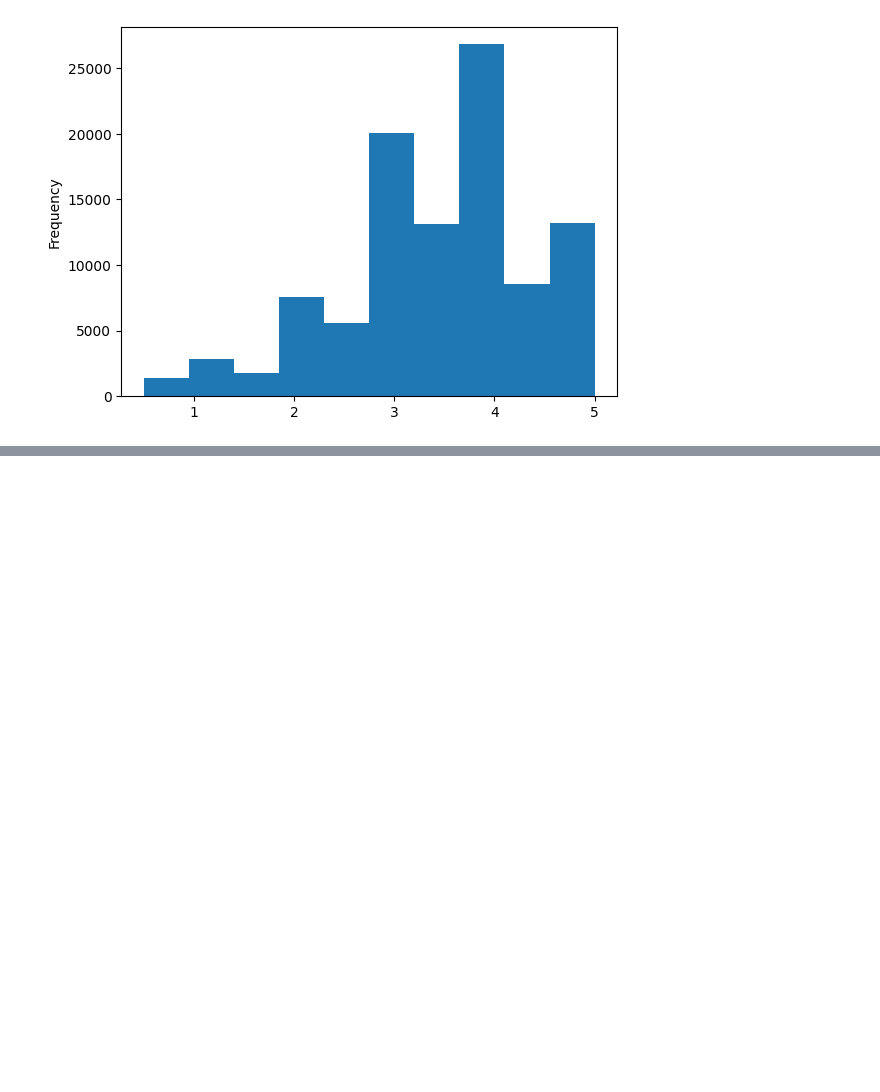
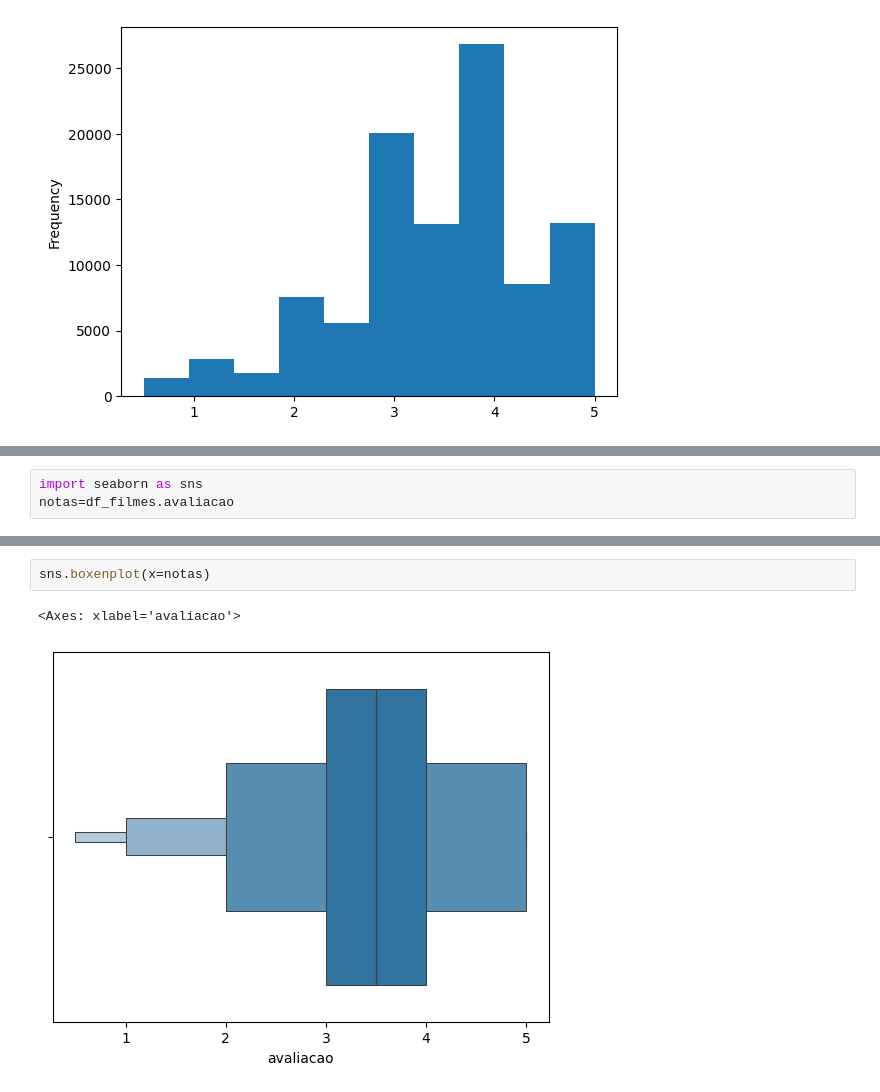
Before and after one commit to henriqueserafin/Senai-DF-Inovatech, a Jupyter notebook: semanaedatarde/dia1.ipynb, the cells around one changed output, grey strips where cells are left out. Cells and saved outputs as stored; diff of their text form; blank space fills up the shorter version.

```diff
--- a/semanaedatarde/dia1.ipynb
+++ b/semanaedatarde/dia1.ipynb
@@ -239,0 +277,3 @@ df_filmes.avaliacao.plot(kind = 'hist')
+# %%
+import seaborn as sns
+notas=df_filmes.avaliacao
@@ -239,0 +289,5 @@ df_filmes.avaliacao.plot(kind = 'hist')
+# %%
+sns.boxenplot(x=notas)
+# %% [output]
+<Axes: xlabel='avaliacao'>
+[figure, added]
```
Also changed, not shown: parts of 33 cells of this notebook, 1 other file.
